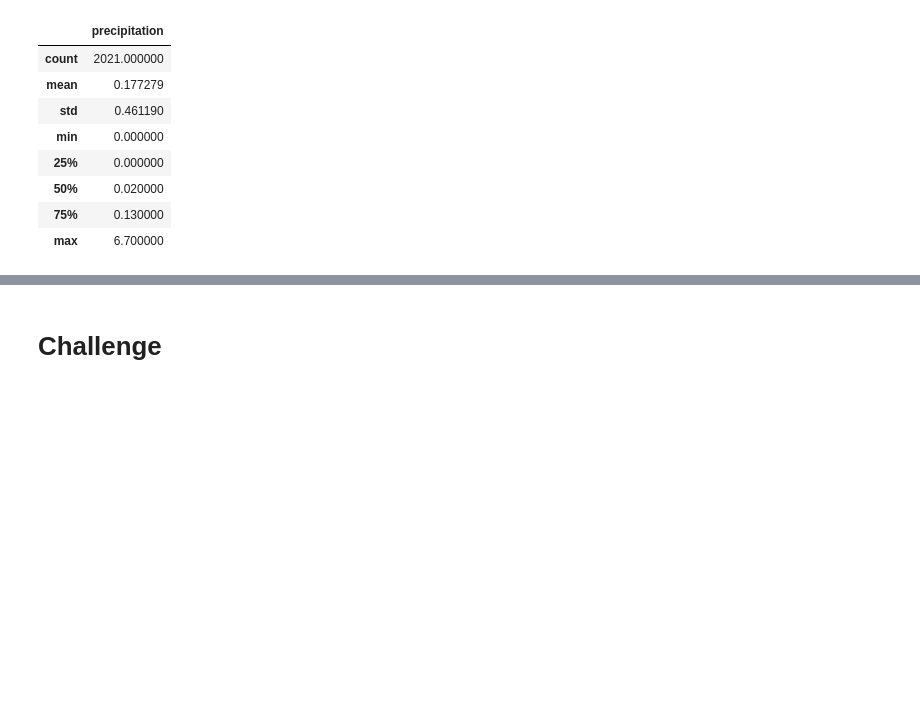
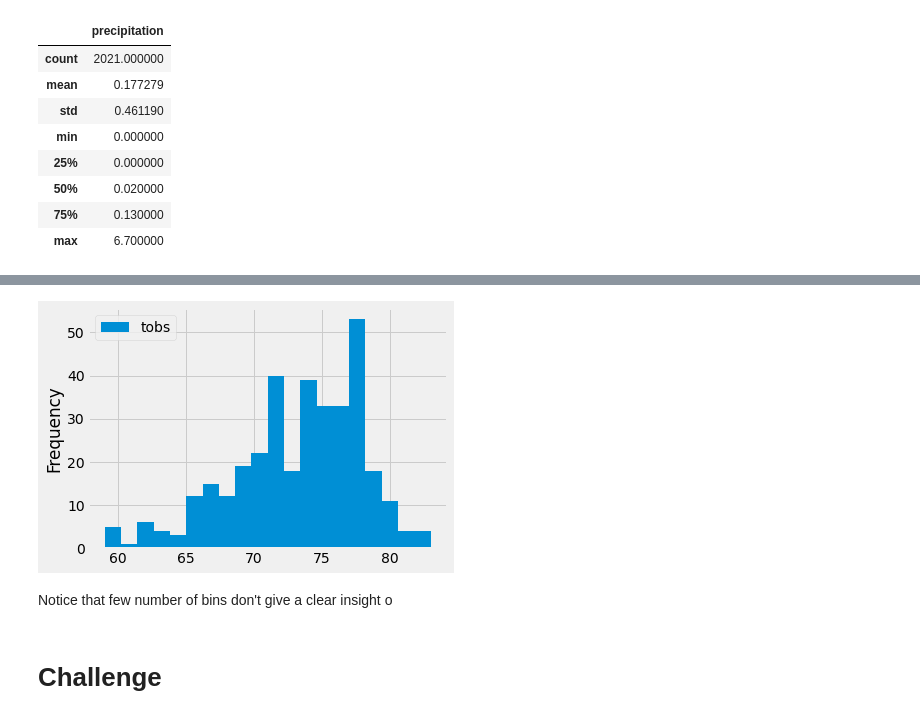
Before and after one commit to MireyNM/Surfs_up, a Jupyter notebook: climate_analysis.ipynb, the cells around one changed output, grey strips where cells are left out. Saved outputs shown, nothing was run; the diff lists cells and outputs as text; code cells hidden in the pictures; blank space fills up the shorter version.

```diff
--- a/climate_analysis.ipynb
+++ b/climate_analysis.ipynb
@@ -112,3 +173,11 @@ df.describe()
+# %%
+# Adjust the number of bins in the plot to 20
+df.plot.hist(bins=20)
+plt.tight_layout()
+# %% [output]
+[figure, added]
+# %% [markdown]
+Notice that few number of bins don't give a clear insight o
 # %%
 # Write a function called `calc_temps` that will accept start date and end date in the format '%Y-%m-%d'
 # and return the minimum, average, and maximum temperatures for that range of dates
```
Also changed, not shown: parts of 11 cells of this notebook.
